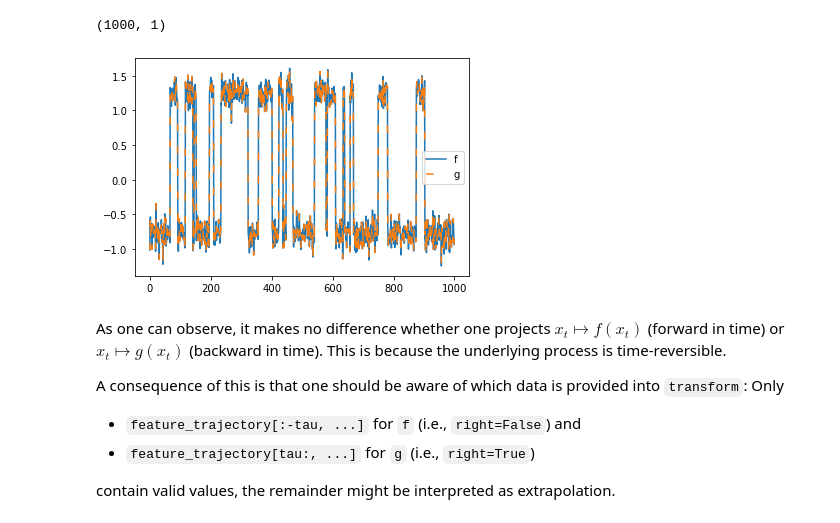
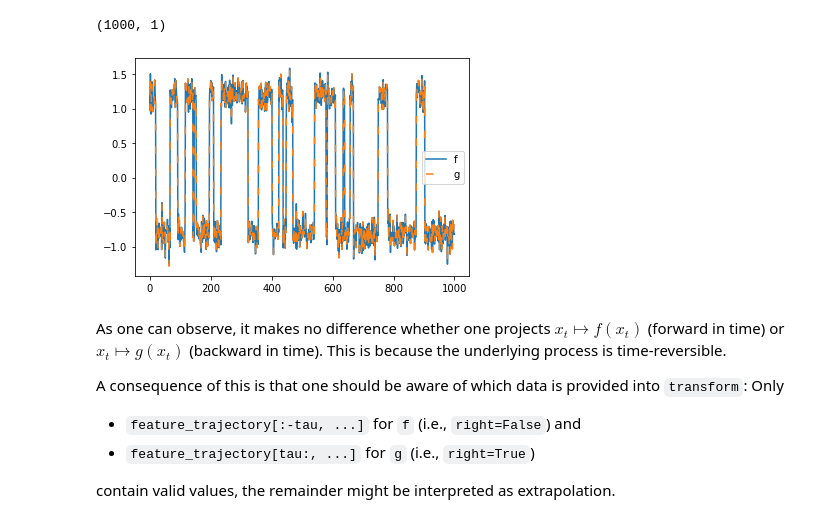
Before and after one commit to deeptime-ml/deeptime-notebooks, a Jupyter notebook: vamp.ipynb, the cells around one changed output. Saved outputs shown, nothing was run; the diff lists cells and outputs as text; code cells hidden in the pictures.

```diff
--- a/vamp.ipynb
+++ b/vamp.ipynb
@@ -192,11 +192,11 @@ x.shape
 # %% [output]
 (1000, 1)
 # %%
-plt.plot(model.transform(feature_trajectory, right=False), label="f")
-plt.plot(model.transform(feature_trajectory, right=True), linestyle=(0, (5, 10)), label="g")
+plt.plot(model.transform(feature_trajectory, instantaneous=True), label="f")
+plt.plot(model.transform(feature_trajectory, instantaneous=True), linestyle=(0, (5, 10)), label="g")
 plt.legend();
 # %% [output]
-[figure, old version]
+[figure, new version]
 # %% [markdown]
 As one can observe, it makes no difference whether one projects $x_t \mapsto f(x_t)$ (forward in time) or $x_t\mapsto g(x_t)$ (backward in time). This is because the underlying process is time-reversible.
 
```
Also changed, not shown: parts of 12 cells of this notebook, 5 other files.
